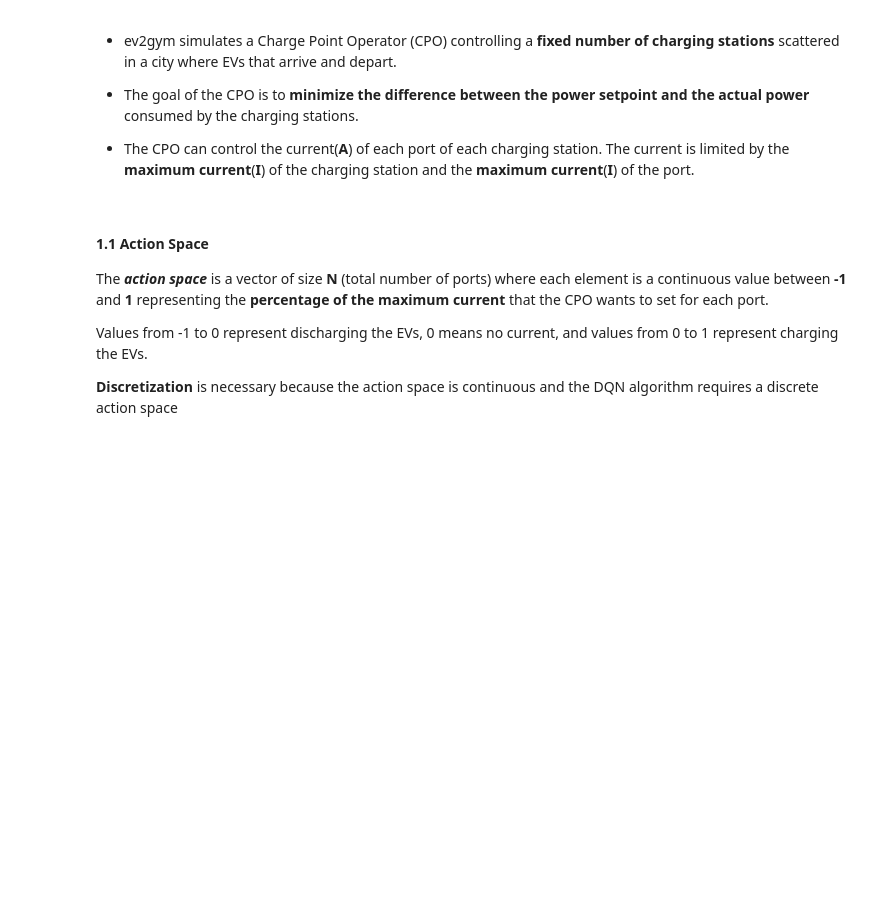
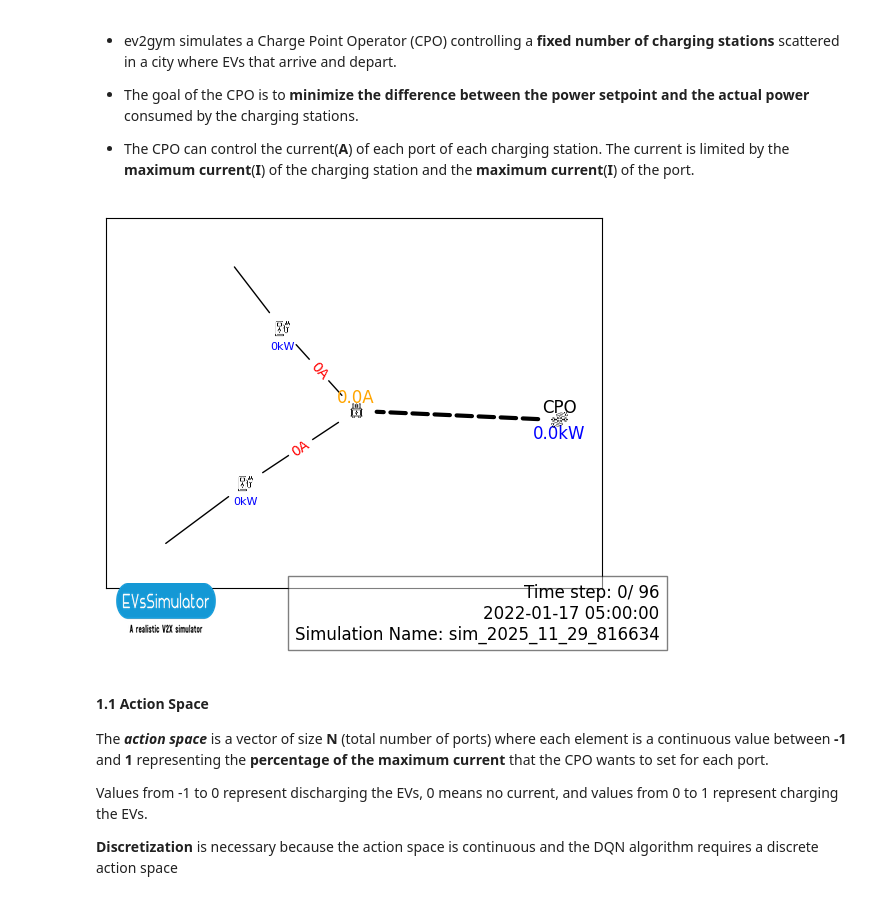
Before and after one commit to StavrosOrf/EV2Gym, a Jupyter notebook: CreateYourCustomRLAlgorithm.ipynb, the cells around one changed output. Drawn from its saved outputs; the diff is of its cells as text; code cells hidden in the pictures; blank space fills up the shorter version.

```diff
--- a/tutorials/CreateYourCustomRLAlgorithm.ipynb
+++ b/CreateYourCustomRLAlgorithm.ipynb
@@ -22,19 +19,18 @@ This Notebook provides a simple example of how to develop your own custom RL env
 # %%
 import numpy as np
 import pkg_resources
 
 from ev2gym.models.ev2gym_env import EV2Gym
 
 # we will use an example configuration file
-config_file = "/example_config_files/simplePST.yaml"
-config_file = pkg_resources.resource_filename('ev2gym', config_file)
+config_file = "./ev2gym/example_config_files/simplePST.yaml"
 
 # Creating the environment
 env = EV2Gym(config_file,
              render_mode=True,
-             seed=42,
-             save_plots=False,
-             save_replay=False,)
+             seed=42,)
+# %% [output]
+[figure, added]
 # %% [markdown]
 #### 1.1 Action Space
 The ***action space*** is a vector of size **N** (total number of ports) where each element is a continuous value between **-1** and **1** representing the **percentage of the maximum current** that the CPO wants to set for each
```
Also changed, not shown: parts of 14 cells of this notebook, 4 other files.
